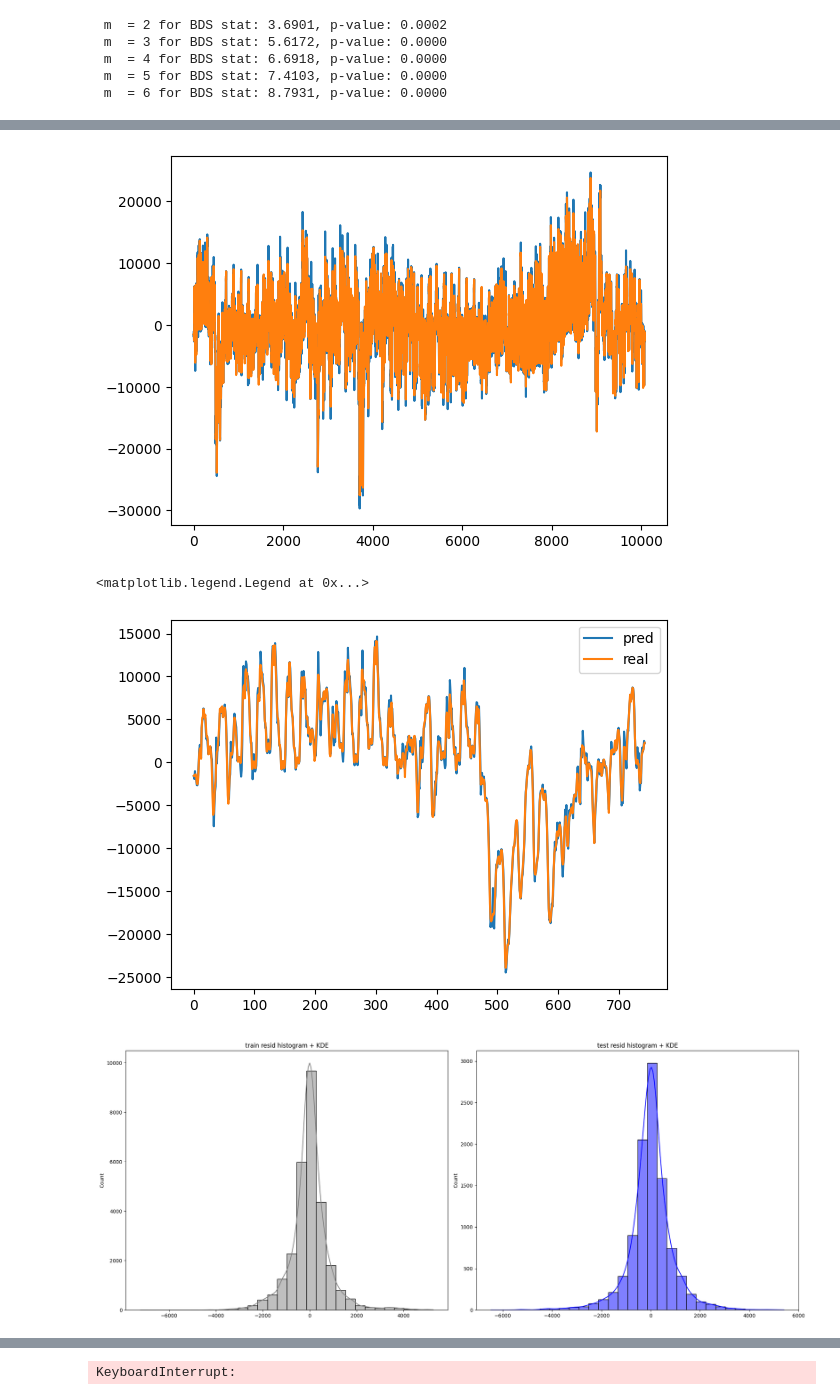
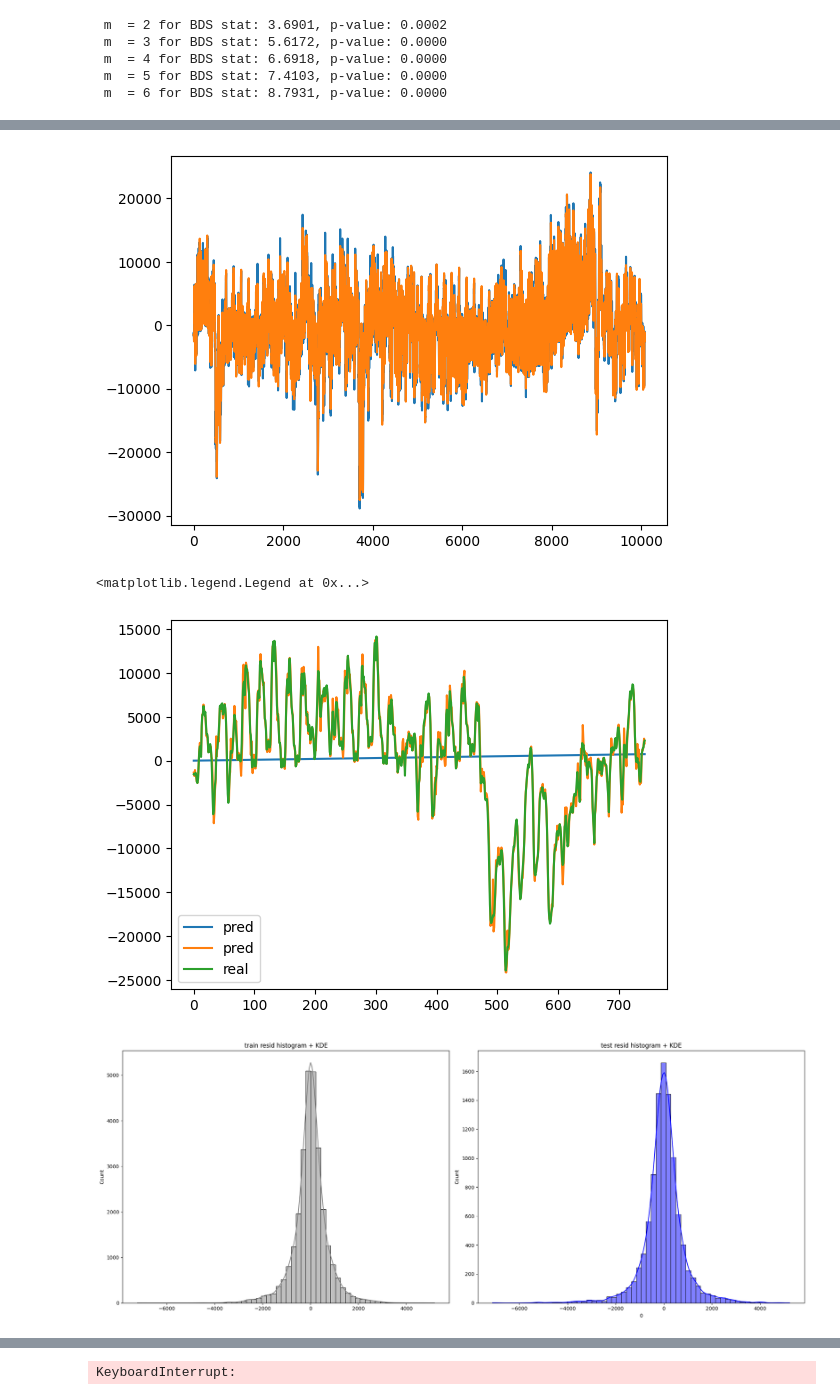
Before and after one commit to zongseung/powerdemand-prediction, a Jupyter notebook: SCI/time_fourier.ipynb, the cells around one changed output, grey strips where cells are left out. Drawn from its saved outputs; the diff is of its cells as text; code cells hidden in the pictures.

```diff
--- a/SCI/time_fourier.ipynb
+++ b/SCI/time_fourier.ipynb
@@ -366,7 +432,7 @@ KeyboardInterrupt:
 # %%
 # 잔차 진단.
 model = SARIMAX(df_result.iloc[:val_end]["Fourier_Residual"],
-                order = (1,1,1), seasonal_order=(2,0,0,24))
+                order = (2,0,2), seasonal_order=(1,1,1,24))
 
 model_fit2 = model.fit(disp = True)
 model_fit2.summary()
@@ -552,32 +620,34 @@ pd.DataFrame(predictions1).to_csv("fourier_sarima.csv")
 # %%
-plt.plot(predictions1)
+predictions1 = pd.read_csv("/mnt/nvme/hybrid/SCI/fourier_sarima_seasonal_differenec.csv")
+plt.plot(predictions1["0"])
 plt.plot(df_test_residual["Fourier_Residual"].values, label = "real")
 #
-prediction_test_residual = predictions1 - df_test_residual["Fourier_Residual"].values
+prediction_test_residual = predictions1["0"] - df_test_residual["Fourier_Residual"].values
 # %% [output]
-[figure, old version]
+[figure, new version]
 # %%
 plt.plot(predictions1[:24*31], label = "pred")
 plt.plot(df_test_residual["Fourier_Residual"][:24*31].values, label = "real")
 plt.legend()
 # %% [output]
 <matplotlib.legend.Legend at 0x...>
-[figure, old version]
+[figure, new version]
 # %%
 import seaborn as sns
 import matplotlib.pyplot as plt
 
+
 fig, axs = plt.subplots(1, 2, figsize=(20, 8))
 
 # 훈련 잔차 히스토그램 + KDE
-sns.histplot(model_fit2.resid, bins=30, kde=True, ax=axs[0], color='grey', edgecolor='black')
+sns.histplot(model_fit2.resid, bins=60, kde=True, ax=axs[0], color='grey', edgecolor='black')
 axs[0].set_title("train resid histogram + KDE")
 
 # 테스트 잔차 히스토그램 + KDE
-sns.histplot(prediction_test_residual, bins=30, kde=True, ax=axs[1], color='blue', edgecolor='black')
+sns.histplot(prediction_test_residual, bins=60, kde=True, ax=axs[1], color='blue', edgecolor='black')
 axs[1].set_title("test resid histogram + KDE")
 
 plt.tight_layout()
 plt.show()
 # %% [output]
-[figure, old version]
+[figure, new version]
```
Also changed, not shown: parts of 25 cells of this notebook.
